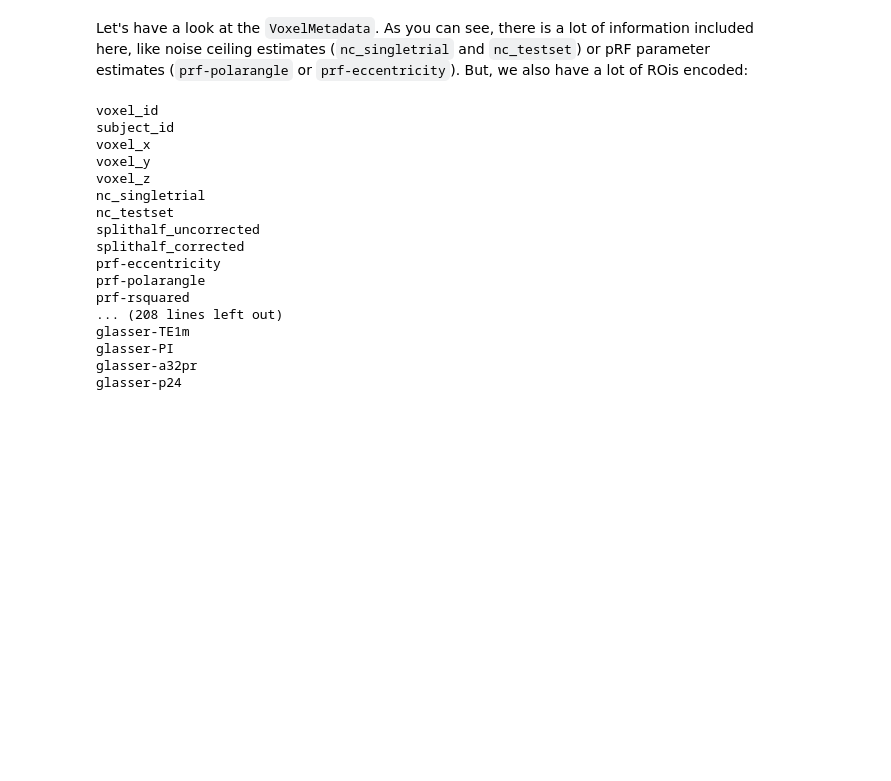
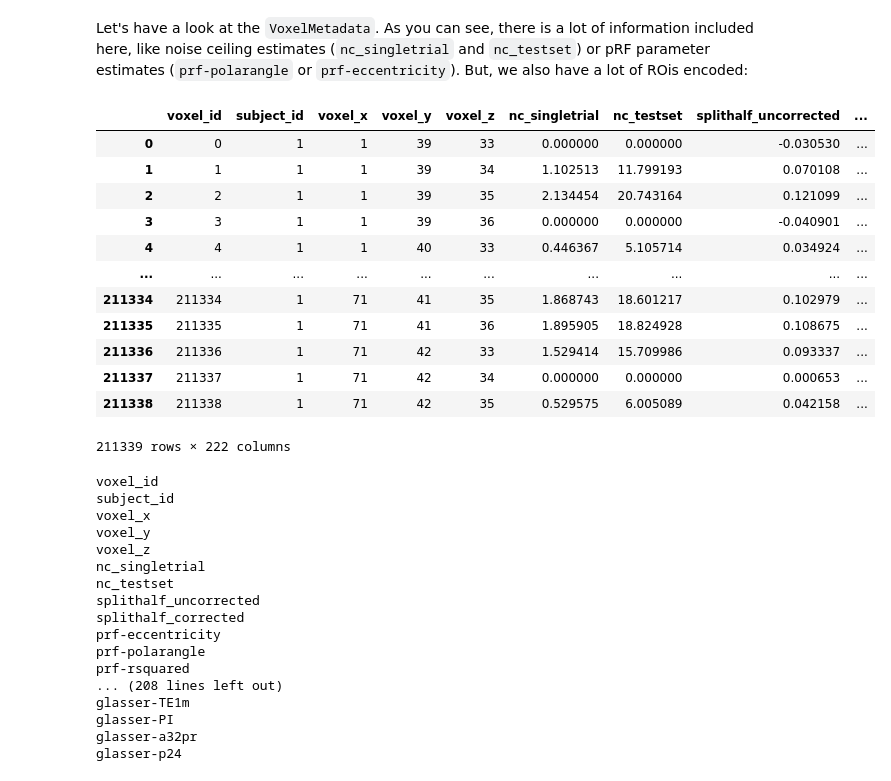
Before and after one commit to ViCCo-Group/THINGS-data, a Jupyter notebook: MRI/notebooks/working_with_rois.ipynb, the cells around one changed output. Saved outputs shown, nothing was run; the diff lists cells and outputs as text; code cells hidden in the pictures; blank space fills up the shorter version.

```diff
--- a/MRI/notebooks/working_with_rois.ipynb
+++ b/MRI/notebooks/working_with_rois.ipynb
@@ -32,6 +33,24 @@ sub = '01'
 responses, stimdata, voxdata = dl.load_responses(sub)
 # %% [markdown]
 Let's have a look at the `VoxelMetadata`. As you can see, there is a lot of information included here, like noise ceiling estimates (`nc_singletrial` and `nc_testset`) or pRF parameter estimates (`prf-polarangle` or `prf-eccentricity`). But, we also have a lot of ROis encoded:
+# %%
+# each row corresponds to a voxel
+# each column to a metainfo paramter
+voxdata
+# %% [output]
+|  | voxel_id | subject_id | voxel_x | voxel_y | voxel_z | nc_singletrial | nc_testset | splithalf_uncorrected | ... |
+| 0 | 0 | 1 | 1 | 39 | 33 | 0.000000 | 0.000000 | -0.030530 | ... |
+| 1 | 1 | 1 | 1 | 39 | 34 | 1.102513 | 11.799193 | 0.070108 | ... |
+| 2 | 2 | 1 | 1 | 39 | 35 | 2.134454 | 20.743164 | 0.121099 | ... |
+| 3 | 3 | 1 | 1 | 39 | 36 | 0.000000 | 0.000000 | -0.040901 | ... |
+| 4 | 4 | 1 | 1 | 40 | 33 | 0.446367 | 5.105714 | 0.034924 | ... |
+| ... | ... | ... | ... | ... | ... | ... | ... | ... | ... |
+| 211334 | 211334 | 1 | 71 | 41 | 35 | 1.868743 | 18.601217 | 0.102979 | ... |
+| 211335 | 211335 | 1 | 71 | 41 | 36 | 1.895905 | 18.824928 | 0.108675 | ... |
+| 211336 | 211336 | 1 | 71 | 42 | 33 | 1.529414 | 15.709986 | 0.093337 | ... |
+| 211337 | 211337 | 1 | 71 | 42 | 34 | 0.000000 | 0.000000 | 0.000653 | ... |
+| 211338 | 211338 | 1 | 71 | 42 | 35 | 0.529575 | 6.005089 | 0.042158 | ... |
+211339 rows × 222 columns
 # %%
 print(*voxdata.columns, sep='\n')
 # %% [output]
```
Also changed, not shown: parts of 8 cells of this notebook, 2 other files.
